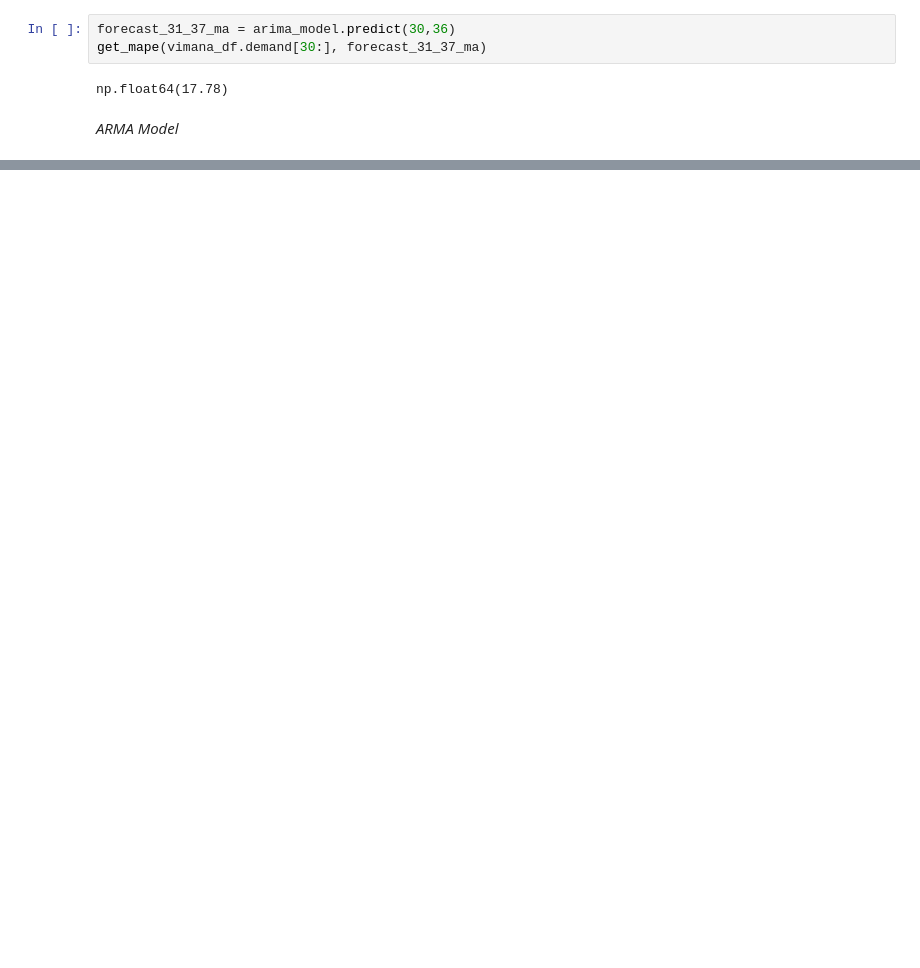
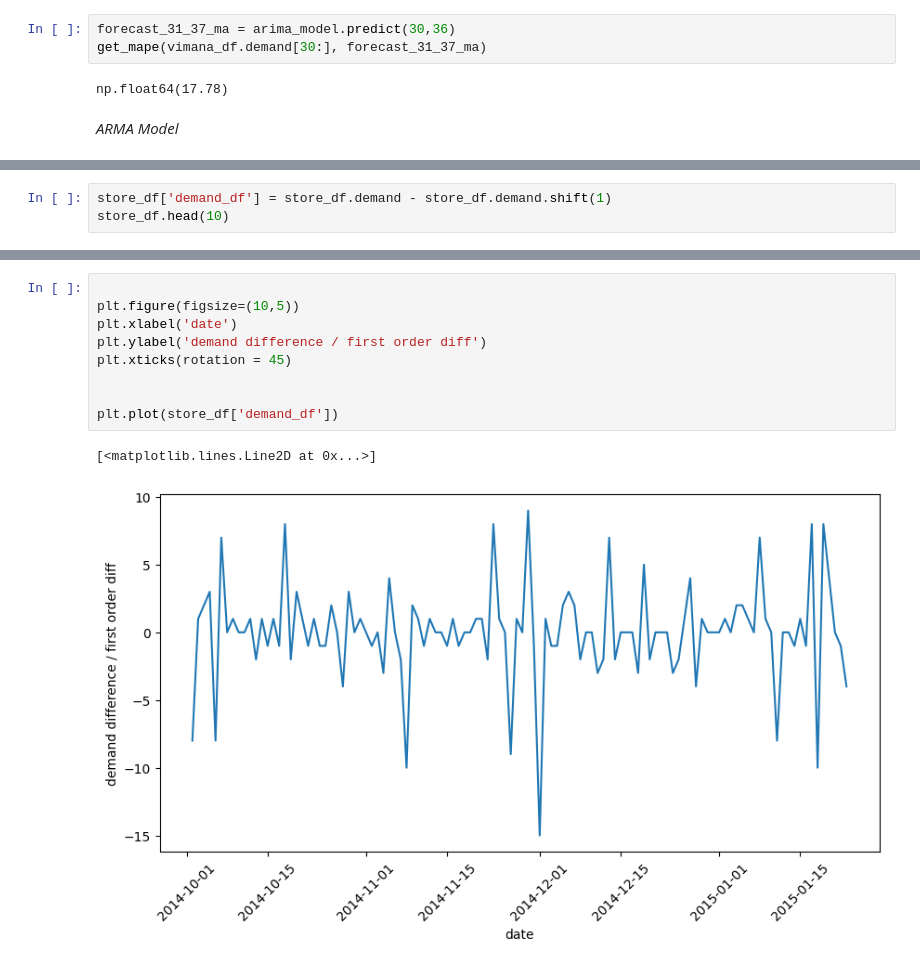
Before and after one commit to aparna-2001/machine_learning_using_python, a Jupyter notebook: forecasting.ipynb, the cells around one changed output, grey strips where cells are left out. Cells and saved outputs as stored; diff of their text form; blank space fills up the shorter version.

```diff
--- a/forecasting.ipynb
+++ b/forecasting.ipynb
@@ -275,0 +385,3 @@ np.float64(17.78)
+# %%
+store_df['demand_df'] = store_df.demand - store_df.demand.shift(1)
+store_df.head(10)
@@ -275,0 +419,12 @@ np.float64(17.78)
+# %%
+
+plt.figure(figsize=(10,5))
+plt.xlabel('date')
+plt.ylabel('demand difference / first order diff')
+plt.xticks(rotation = 45)
+
+
+plt.plot(store_df['demand_df'])
+# %% [output]
+[<matplotlib.lines.Line2D at 0x...>]
+[figure, added]
```
Also changed, not shown: parts of 22 cells of this notebook.
